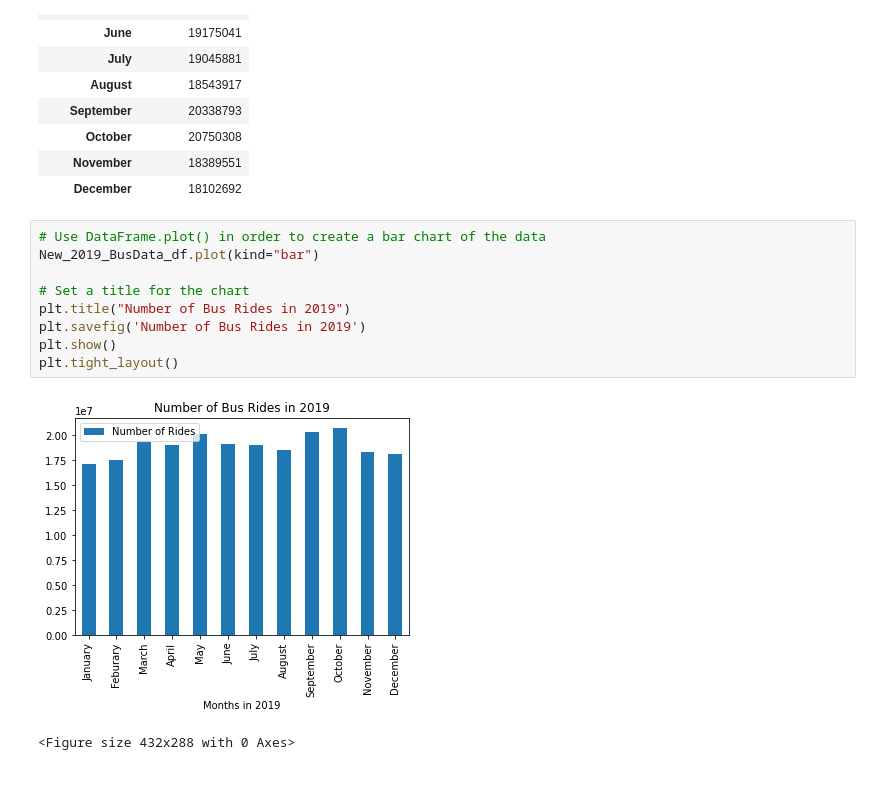
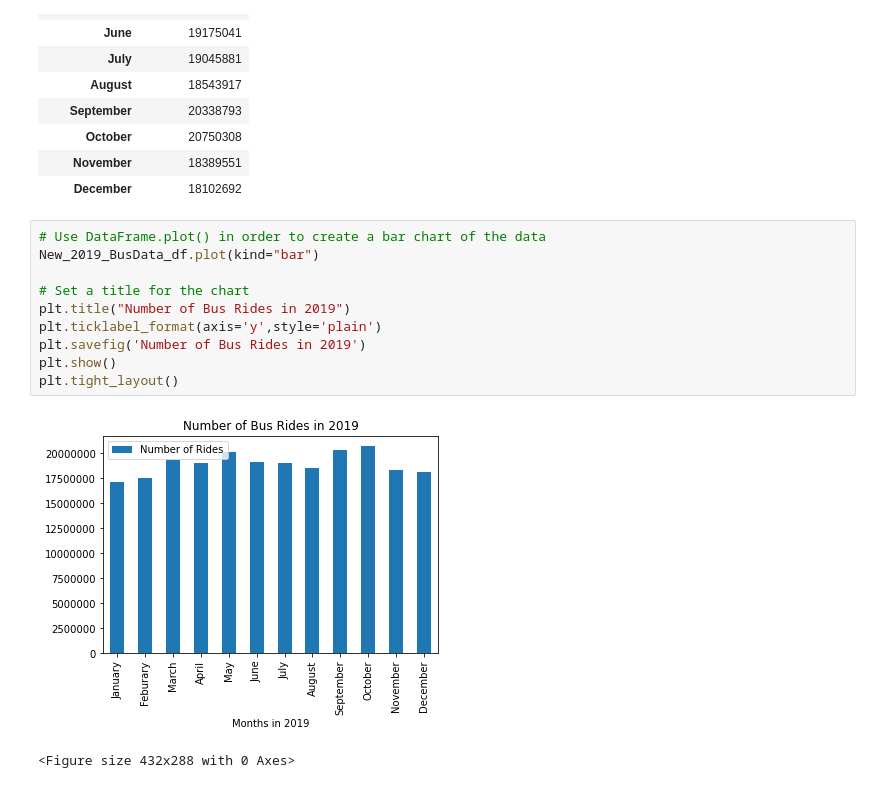
Before and after one commit to WACunninghamIV/Chicago_Traffic-RidershipData, a Jupyter notebook: BusDataCleaned.ipynb, the cells around one changed output. Cells and saved outputs as stored; diff of their text form.

```diff
--- a/BusDataCleaned.ipynb
+++ b/BusDataCleaned.ipynb
@@ -285,12 +286,13 @@ New_2019_BusData_df
 # %%
 # Use DataFrame.plot() in order to create a bar chart of the data
 New_2019_BusData_df.plot(kind="bar")
 
 # Set a title for the chart
 plt.title("Number of Bus Rides in 2019")
+plt.ticklabel_format(axis='y',style='plain')
 plt.savefig('Number of Bus Rides in 2019')
 plt.show()
 plt.tight_layout()
 # %% [output]
-[figure, old version]
+[figure, new version]
 <Figure size 432x288 with 0 Axes>
```
Also changed, not shown: parts of 1 cell of this notebook, 2 other files.
